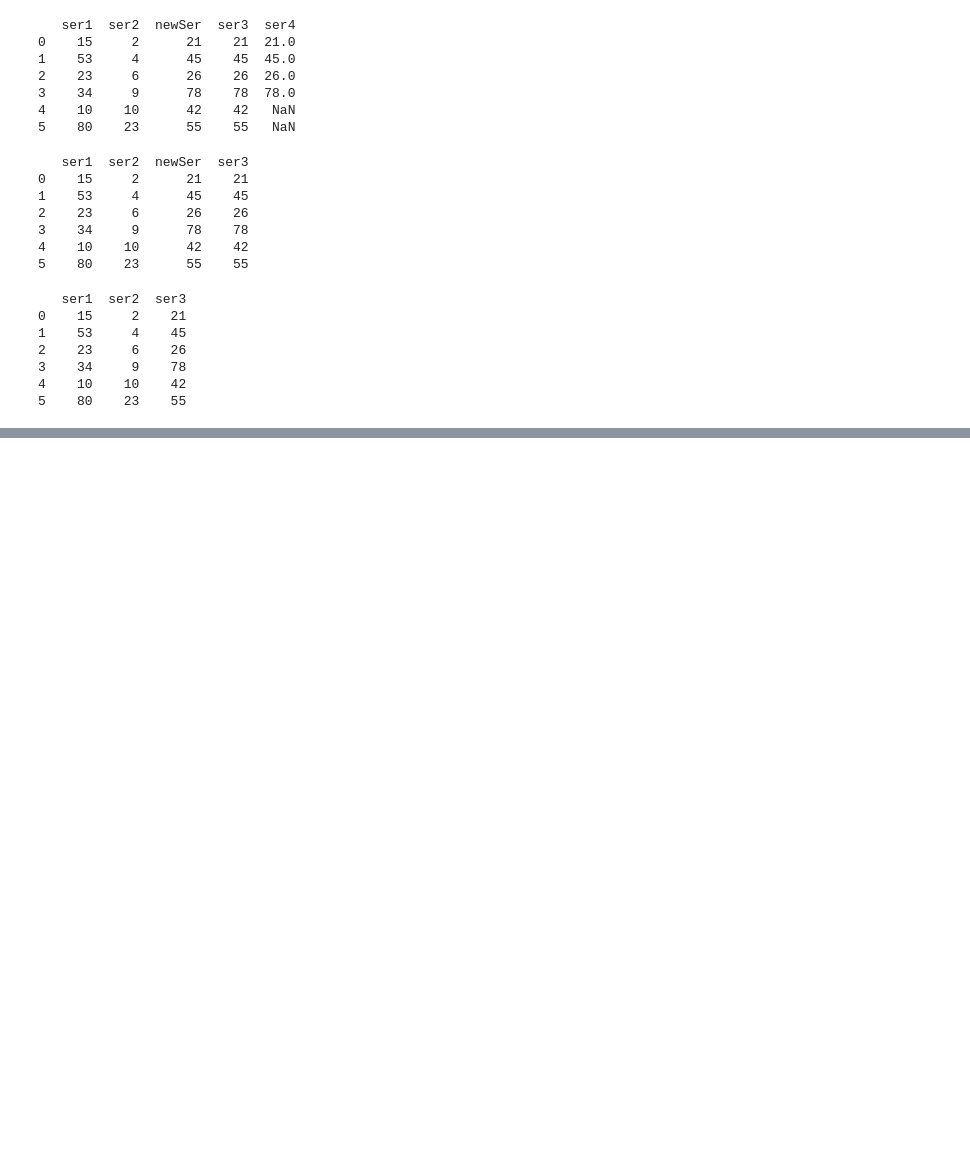
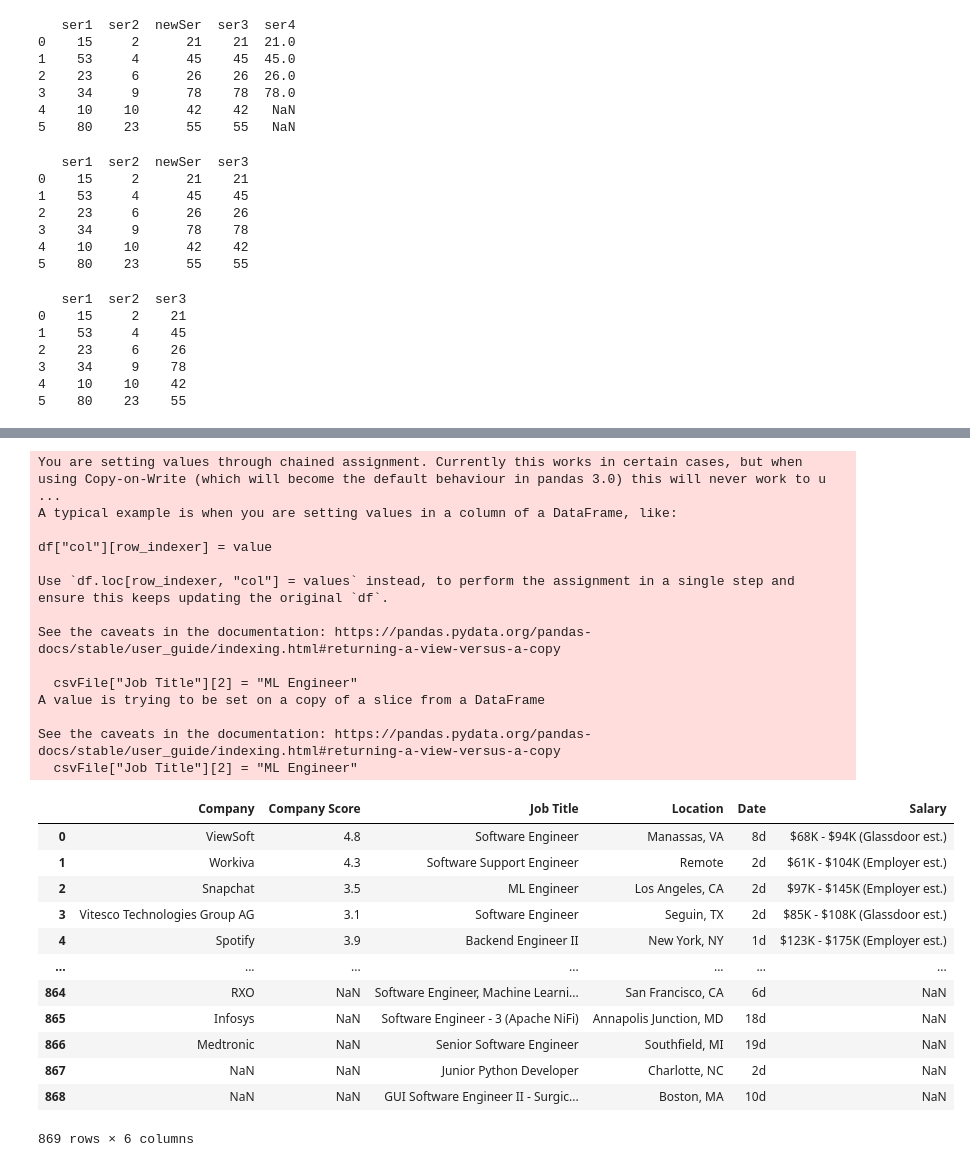
Before and after one commit to MHassanAr/Pandas, a Jupyter notebook: pandas.ipynb, the cells around one changed output, grey strips where cells are left out. Saved outputs shown, nothing was run; the diff lists cells and outputs as text; code cells hidden in the pictures; blank space fills up the shorter version.

```diff
--- a/pandas.ipynb
+++ b/pandas.ipynb
@@ -237,0 +430,33 @@ print(dF)
+# %%
+# Updating the value in the "Job Title" column at index 2
+# But this is not the right way to do this.
+csvFile["Job Title"][2] = "ML Engineer"
+csvFile
+# %% [output]
+You are setting values through chained assignment. Currently this works in certain cases, but when using Copy-on-Write (which will become the default behaviour in pandas 3.0) this will never work to u ...
+A typical example is when you are setting values in a column of a DataFrame, like:
+
+df["col"][row_indexer] = value
+
+Use `df.loc[row_indexer, "col"] = values` instead, to perform the assignment in a single step and ensure this keeps updating the original `df`.
+
+See the caveats in the documentation: https://pandas.pydata.org/pandas-docs/stable/user_guide/indexing.html#returning-a-view-versus-a-copy
+
+  csvFile["Job Title"][2] = "ML Engineer"
+A value is trying to be set on a copy of a slice from a DataFrame
+
+See the caveats in the documentation: https://pandas.pydata.org/pandas-docs/stable/user_guide/indexing.html#returning-a-view-versus-a-copy
+  csvFile["Job Title"][2] = "ML Engineer"
+|  | Company | Company Score | Job Title | Location | Date | Salary |
+| 0 | ViewSoft | 4.8 | Software Engineer | Manassas, VA | 8d | $68K - $94K (Glassdoor est.) |
+| 1 | Workiva | 4.3 | Software Support Engineer | Remote | 2d | $61K - $104K (Employer est.) |
+| 2 | Snapchat | 3.5 | ML Engineer | Los Angeles, CA | 2d | $97K - $145K (Employer est.) |
+| 3 | Vitesco Technologies Group AG | 3.1 | Software Engineer | Seguin, TX | 2d | $85K - $108K (Glassdoor est.) |
+| 4 | Spotify | 3.9 | Backend Engineer II | New York, NY | 1d | $123K - $175K (Employer est.) |
+| ... | ... | ... | ... | ... | ... | ... |
+| 864 | RXO | NaN | Software Engineer, Machine Learni... | San Francisco, CA | 6d | NaN |
+| 865 | Infosys | NaN | Software Engineer - 3 (Apache NiFi) | Annapolis Junction, MD | 18d | NaN |
+| 866 | Medtronic | NaN | Senior Software Engineer | Southfield, MI | 19d | NaN |
+| 867 | NaN | NaN | Junior Python Developer | Charlotte, NC | 2d | NaN |
+| 868 | NaN | NaN | GUI Software Engineer II - Surgic... | Boston, MA | 10d | NaN |
+869 rows × 6 columns
```
Also changed, not shown: parts of 22 cells of this notebook, 2 other files.
